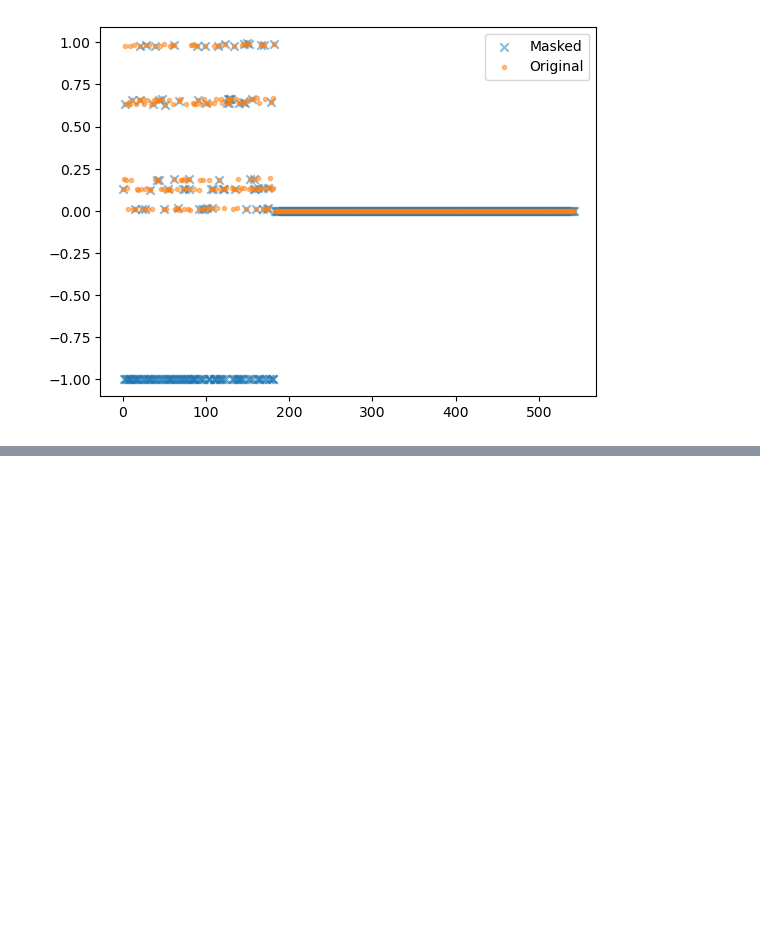
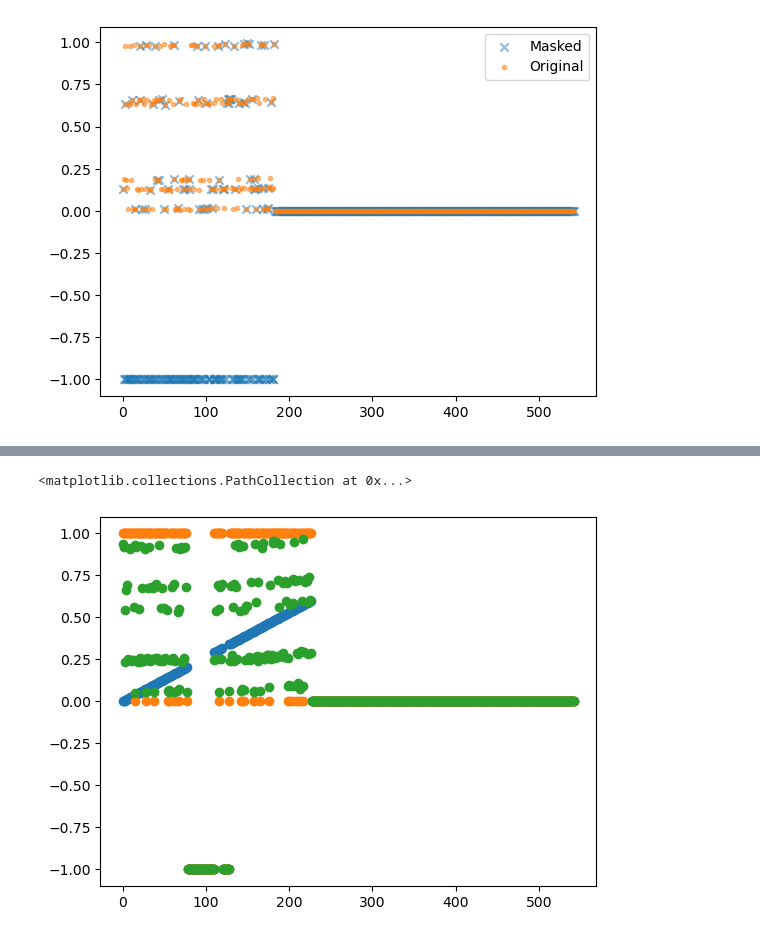
Before and after one commit to acoursey3/transimputer-prognostics, a Jupyter notebook: code/Masking Algorithm.ipynb, the cells around one changed output, grey strips where cells are left out. Saved outputs shown, nothing was run; the diff lists cells and outputs as text; code cells hidden in the pictures; blank space fills up the shorter version.

Commit message:
Add blocked missing values (untested)

```diff
--- a/code/Masking Algorithm.ipynb
+++ b/code/Masking Algorithm.ipynb
@@ -78,3 +78,49 @@ plt.scatter(range(543), masked[0][:,8])
 # %%
 def mask_blocks(batched_data):
     pass
+# %%
+import torch
+
+# Written by ChatGPT
+def mask_blocks(batched_data):
+    x = batched_data.clone()
+    batch_size, seq_len, num_features = x.shape
+
+    # Create a mask tensor to indicate which elements of the tensor should be masked
+    mask = torch.zeros((batch_size, seq_len), dtype=torch.bool)
+
+    # Iterate over each element in the batch
+    for i in range(batch_size):
+        # Get the sequence for the current example
+        seq = x[i]
+
+        # Determine the length of the non-padded sequence
+        non_padded_len = torch.nonzero(seq[:, 0]).shape[0]
+
+        # Randomly select the number of blocks to mask (1-5)
+        num_blocks = torch.randint(1, 6, size=(1,)).item()
+
+        # Iterate over each block to mask
+        for j in range(num_blocks):
+            # Randomly select the length of the block (5-20)
+            block_len = torch.randint(5, 21, size=(1,)).item()
+
+            # Randomly select the start index of the block
+            start_index = torch.randint(0, non_padded_len - block_len + 1, size=(1,)).item()
+
+            # Mask the selected block
+            mask[i, start_index:start_index + block_len] = True
+
+    # Apply the mask to the tensor and replace masked values with -1
+    x[mask.unsqueeze(-1).expand_as(x)] = -1
+
+    return x
+# %%
+masked = mask_blocks(ex_X)
+# %%
+plt.scatter(range(543), masked[0][:,1])
+plt.scatter(range(543), masked[0][:,4])
+plt.scatter(range(543), masked[0][:,8])
+# %% [output]
+<matplotlib.collections.PathCollection at 0x...>
+[figure, added]
```
Also changed, not shown: parts of 2 cells of this notebook.
